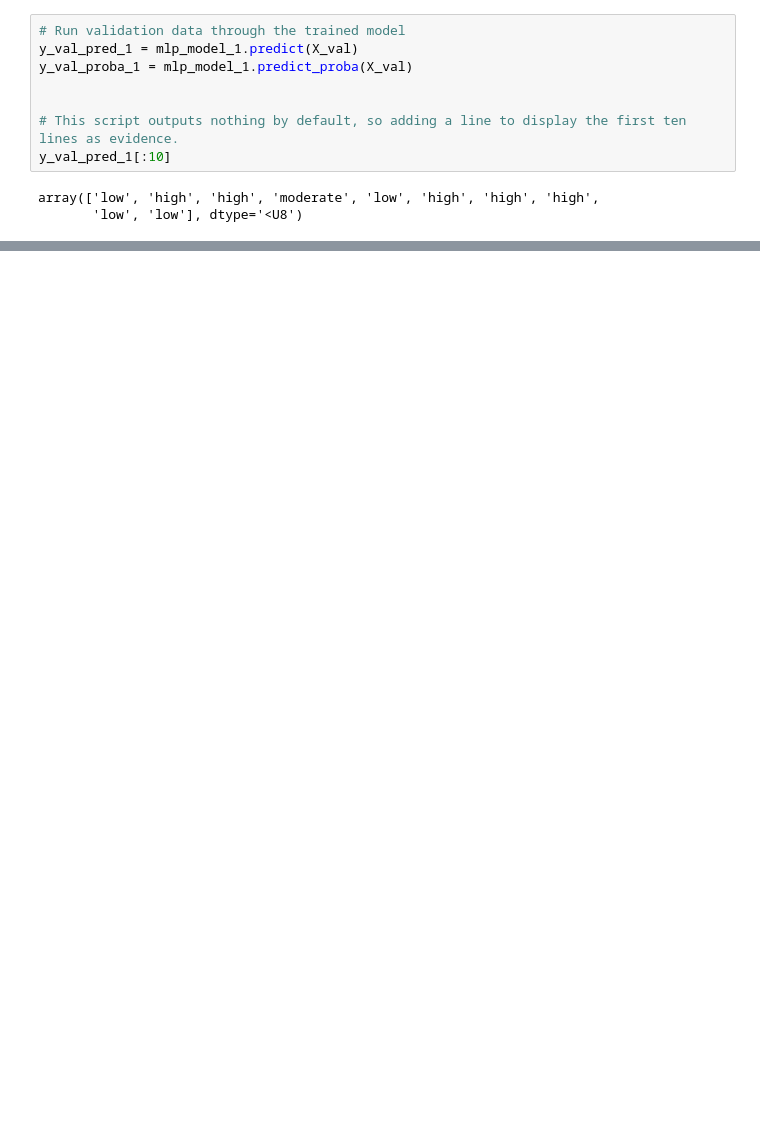
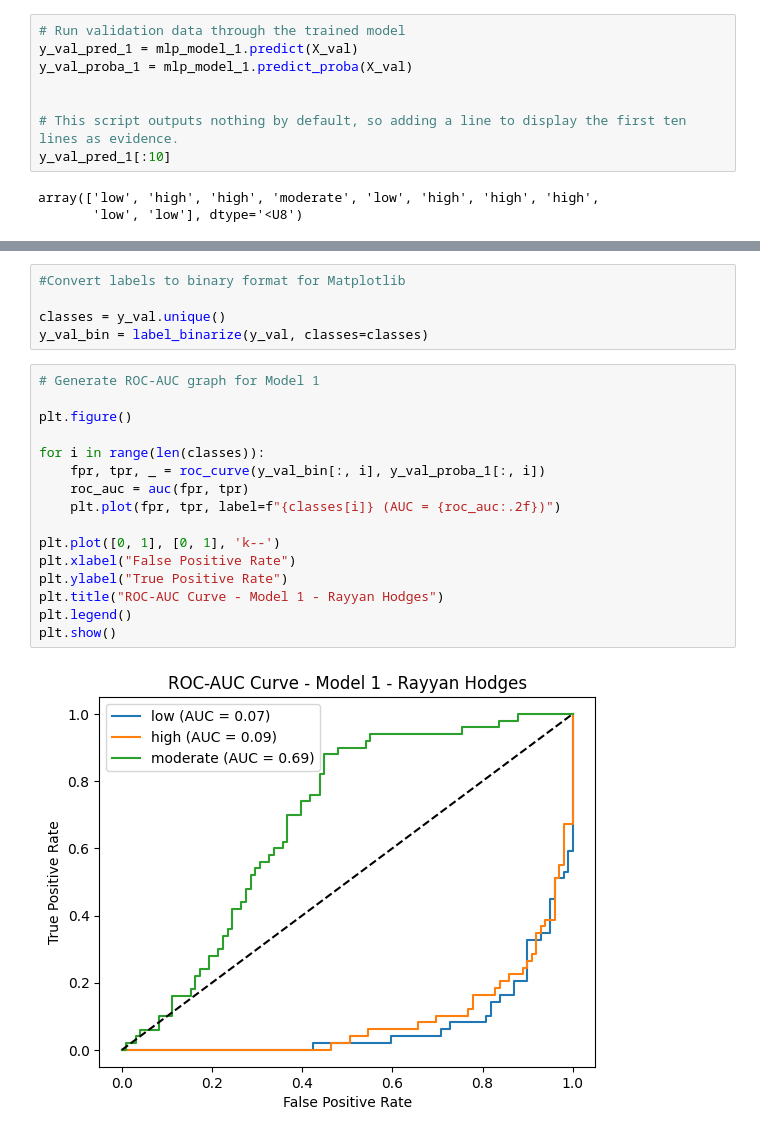
Before and after one commit to reiyua/HospitalCancerClassification, a Jupyter notebook: HospitalCancerClassification.ipynb, the cells around one changed output, grey strips where cells are left out. Saved outputs shown, nothing was run; the diff lists cells and outputs as text; blank space fills up the shorter version.

```diff
--- a/HospitalCancerClassification.ipynb
+++ b/HospitalCancerClassification.ipynb
@@ -255,0 +323,23 @@ array([[35,  1, 13],
+# %%
+#Convert labels to binary format for Matplotlib
+
+classes = y_val.unique()
+y_val_bin = label_binarize(y_val, classes=classes)
+# %%
+# Generate ROC‑AUC graph for Model 1
+
+plt.figure()
+
+for i in range(len(classes)):
+    fpr, tpr, _ = roc_curve(y_val_bin[:, i], y_val_proba_1[:, i])
+    roc_auc = auc(fpr, tpr)
+    plt.plot(fpr, tpr, label=f"{classes[i]} (AUC = {roc_auc:.2f})")
+
+plt.plot([0, 1], [0, 1], 'k--')
+plt.xlabel("False Positive Rate")
+plt.ylabel("True Positive Rate")
+plt.title("ROC-AUC Curve - Model 1 - Rayyan Hodges")
+plt.legend()
+plt.show()
+# %% [output]
+[figure, added]
```
Also changed, not shown: parts of 31 cells of this notebook.
